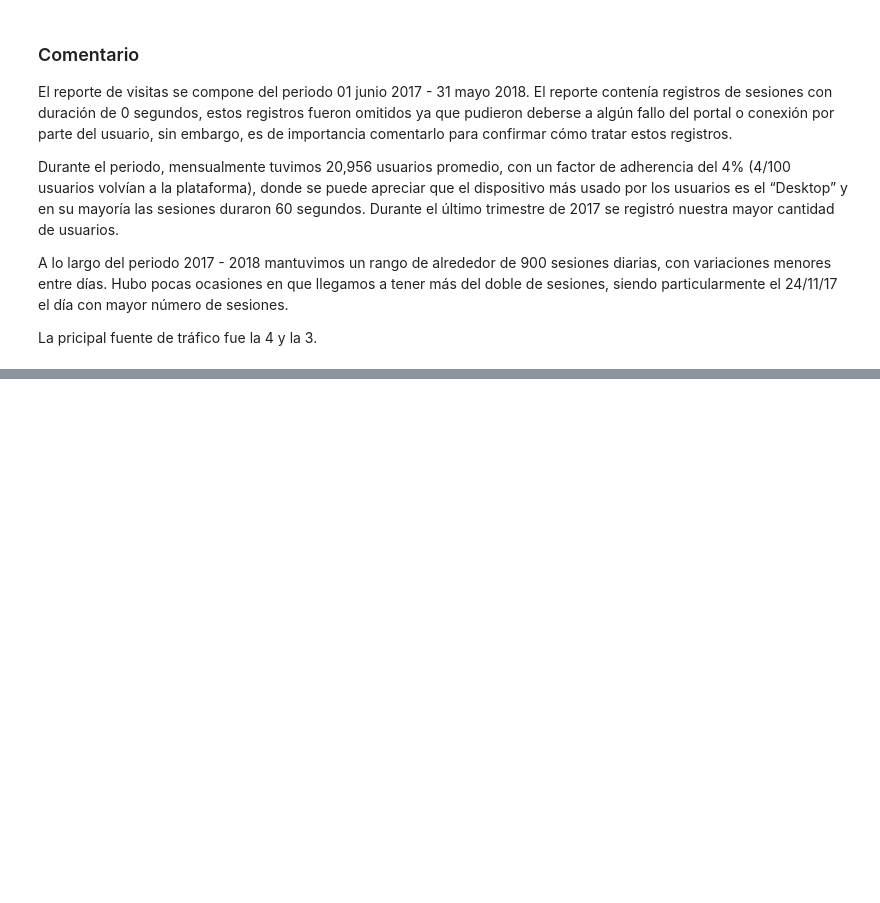
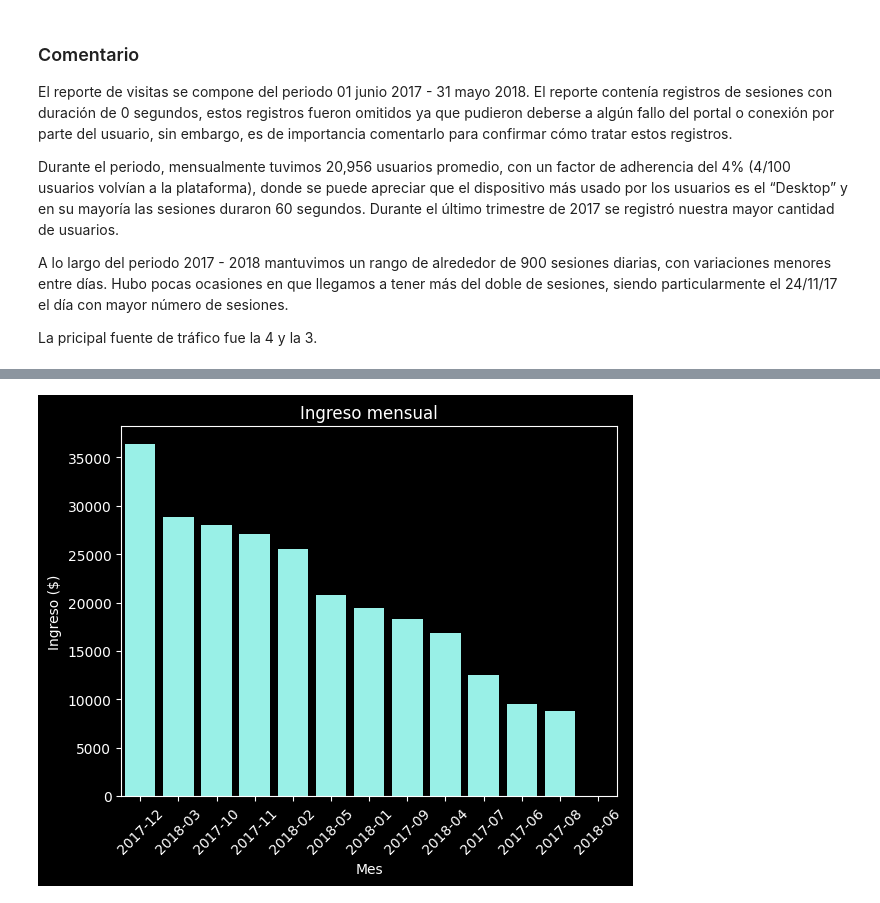
Before and after one commit to XivxnX/analisis_showz, a Jupyter notebook: analisis_showz.ipynb, the cells around one changed output, grey strips where cells are left out. Saved outputs shown, nothing was run; the diff lists cells and outputs as text; code cells hidden in the pictures; blank space fills up the shorter version.

```diff
--- a/analisis_showz.ipynb
+++ b/analisis_showz.ipynb
@@ -372,0 +459,20 @@ La pricipal fuente de tráfico fue la 4 y la 3.
+# %%
+# ingreso mensual
+revenue_per_month = (
+    orders.groupby('order_month')
+    .agg({'revenue':'sum'})
+    .sort_values(by='revenue', ascending=False)
+)
+
+# gráfico de barras: ingreso mensual
+sns.barplot(revenue_per_month,
+            x='order_month',
+            y='revenue',
+            color='#8AFFF3')
+plt.title('Ingreso mensual')
+plt.xlabel('Mes')
+plt.ylabel('Ingreso ($)')
+plt.xticks(rotation=45)
+plt.show()
+# %% [output]
+[figure, added]
```
Also changed, not shown: parts of 24 cells of this notebook.
